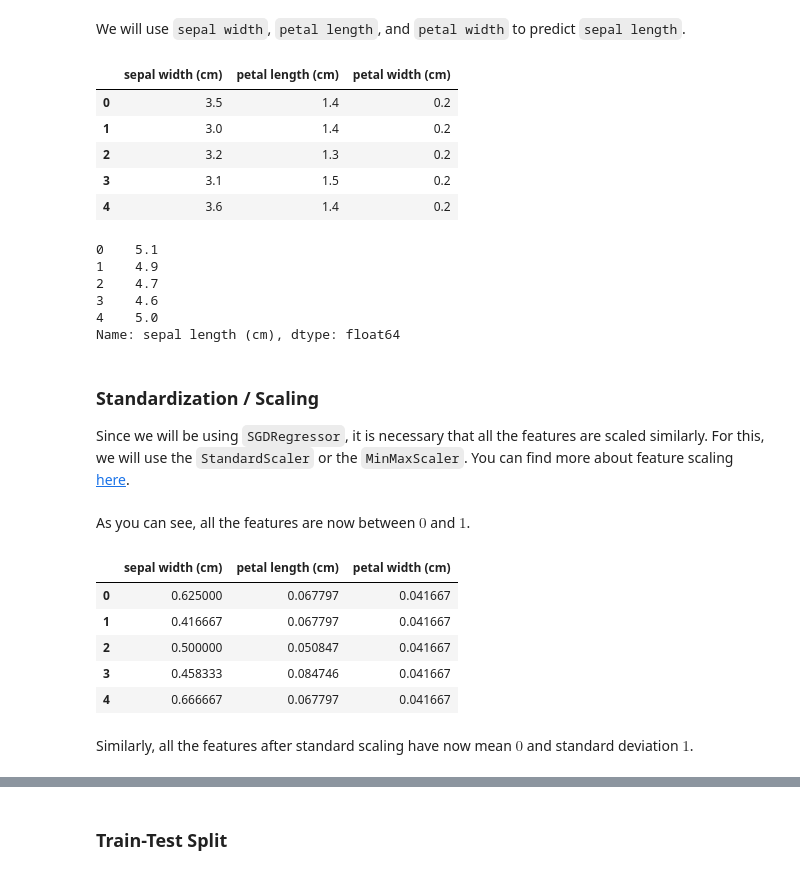
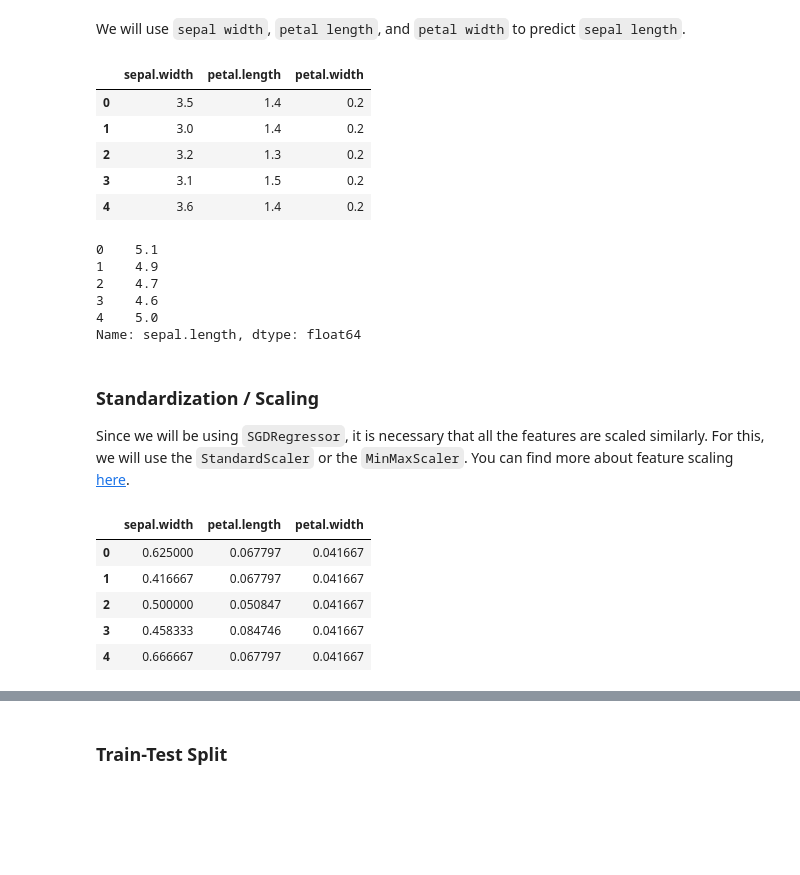
Before and after one commit to musabbirsammak/machine-learning-with-python, a Jupyter notebook: lecture-4-regularizations.ipynb, the cells around one changed output, grey strips where cells are left out. Drawn from its saved outputs; the diff is of its cells as text; code cells hidden in the pictures; blank space fills up the shorter version.

```diff
--- a/lecture-4-regularizations.ipynb
+++ b/lecture-4-regularizations.ipynb
@@ -56,0 +123,3 @@ iris.head()
+# %%
+data = pd.read_csv('./data/iris.csv')
+data.sample(5)
@@ -58,10 +134,10 @@ iris.head()
 We will use `sepal width`, `petal length`, and `petal width` to predict `sepal length`.
 # %%
 # Features
-X = iris.iloc[:, 1:]
+X = data.iloc[:, 1:4]
 X.head()
 # %% [output]
-|  | sepal width (cm) | petal length (cm) | petal width (cm) |
+|  | sepal.width | petal.length | petal.width |
 | 0 | 3.5 | 1.4 | 0.2 |
 | 1 | 3.0 | 1.4 | 0.2 |
 | 2 | 3.2 | 1.3 | 0.2 |
@@ -69,7 +145,7 @@ X.head()
 | 4 | 3.6 | 1.4 | 0.2 |
 # %%
 # Target
-y = iris.iloc[:, 0]
+y = data.iloc[:, 0]
 y.head()
 # %% [output]
 0    5.1
@@ -77,7 +153,7 @@ y.head()
 2    4.7
 3    4.6
 4    5.0
-Name: sepal length (cm), dtype: float64
+Name: sepal.length, dtype: float64
 # %% [markdown]
 ### Standardization / Scaling
 
@@ -91,13 +164,9 @@ X_new_std = std_scaler.fit_transform(X)
-# %% [markdown]
-As you can see, all the features are now between $0$ and $1$.
 # %%
-pd.DataFrame(X_new_mm, columns=data['feature_names'][1:]).head()
+pd.DataFrame(X_new_mm, columns=X.columns).head()
 # %% [output]
-|  | sepal width (cm) | petal length (cm) | petal width (cm) |
+|  | sepal.width | petal.length | petal.width |
 | 0 | 0.625000 | 0.067797 | 0.041667 |
 | 1 | 0.416667 | 0.067797 | 0.041667 |
 | 2 | 0.500000 | 0.050847 | 0.041667 |
 | 3 | 0.458333 | 0.084746 | 0.041667 |
 | 4 | 0.666667 | 0.067797 | 0.041667 |
-# %% [markdown]
-Similarly, all the features after standard scaling have now mean $0$ and standard deviation $1$.
```
Also changed, not shown: parts of 24 cells of this notebook, 19 other files.
